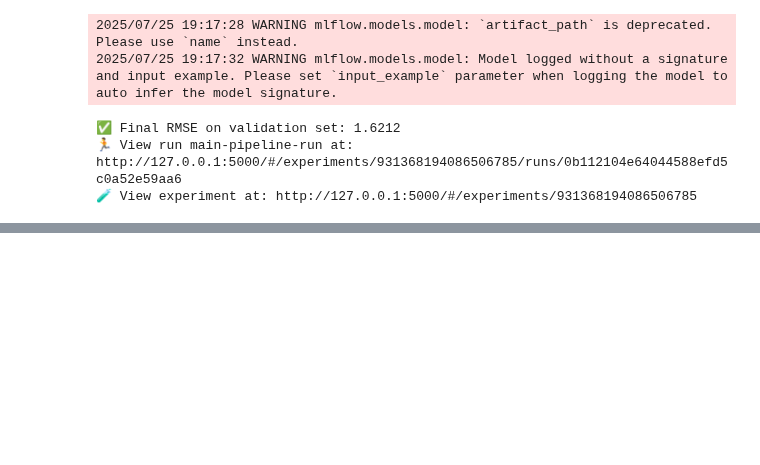
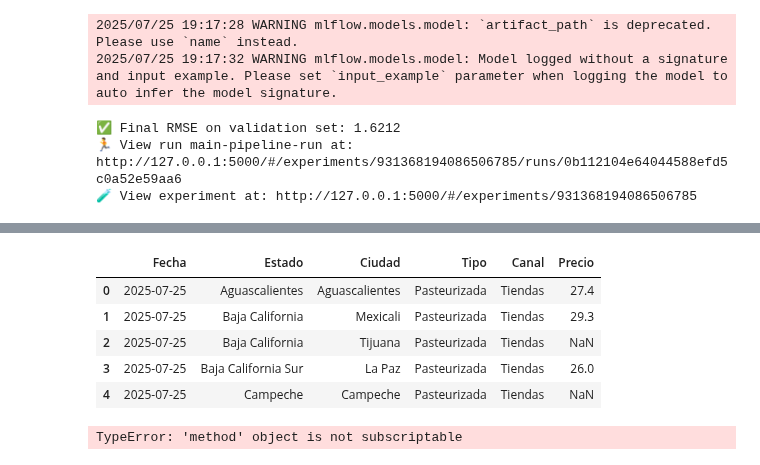
Before and after one commit to Maxkaizo/milk_price_prediction, a Jupyter notebook: lab/eda_and_train.ipynb, the cells around one changed output, grey strips where cells are left out. Cells and saved outputs as stored; diff of their text form; code cells hidden in the pictures; blank space fills up the shorter version.

```diff
--- a/lab/eda_and_train.ipynb
+++ b/lab/eda_and_train.ipynb
@@ -989,0 +990,13 @@ Created version '2' of model 'milk-price-predictor'.
+# %%
+milk_df.head()
+# %% [output]
+|  | Fecha | Estado | Ciudad | Tipo | Canal | Precio |
+| 0 | 2025-07-25 | Aguascalientes | Aguascalientes | Pasteurizada | Tiendas | 27.4 |
+| 1 | 2025-07-25 | Baja California | Mexicali | Pasteurizada | Tiendas | 29.3 |
+| 2 | 2025-07-25 | Baja California | Tijuana | Pasteurizada | Tiendas | NaN |
+| 3 | 2025-07-25 | Baja California Sur | La Paz | Pasteurizada | Tiendas | 26.0 |
+| 4 | 2025-07-25 | Campeche | Campeche | Pasteurizada | Tiendas | NaN |
+# %%
+milk_df.groupby['Fecha'].count(values)
+# %% [output]
+TypeError: 'method' object is not subscriptable
```
Also changed, not shown: parts of 7 cells of this notebook, 22 other files.
